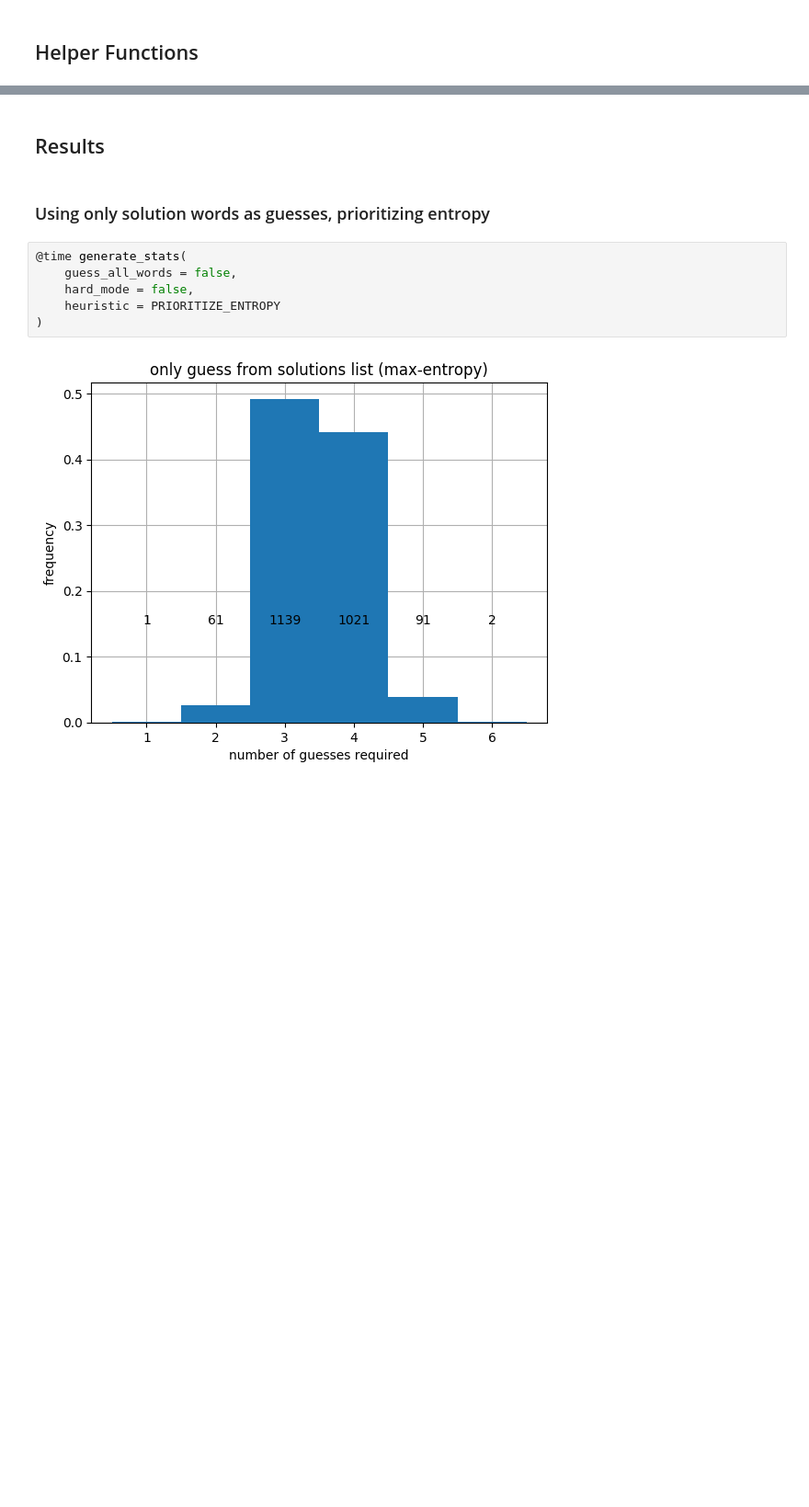
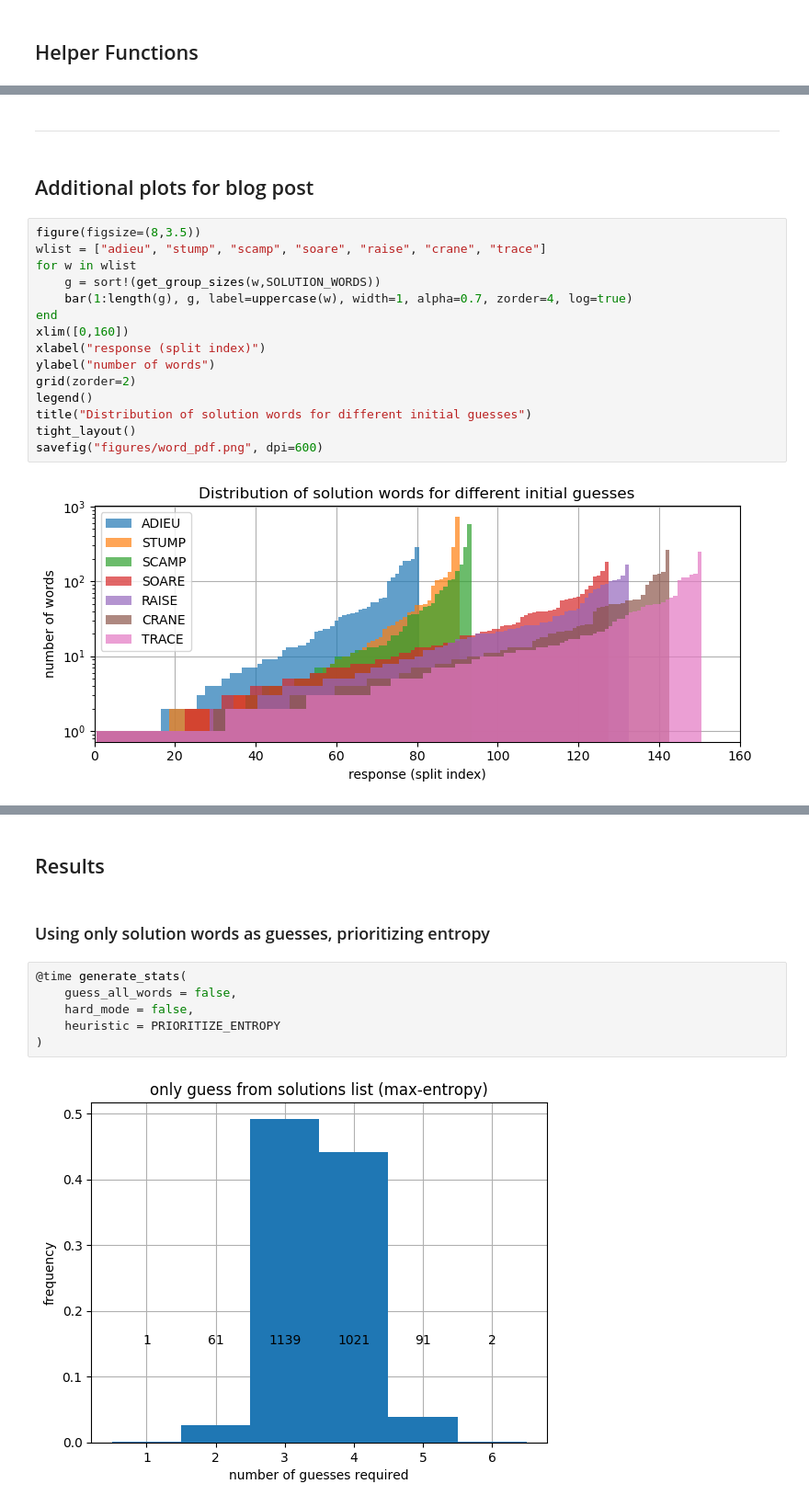
Before and after one commit to LaurentLessard/wordlesolver, a Jupyter notebook: performance.ipynb, the cells around one changed output, grey strips where cells are left out. Shown: that part at 92% size. Drawn from its saved outputs; the diff is of its cells as text; blank space fills up the shorter version.

```diff
--- a/performance.ipynb
+++ b/performance.ipynb
@@ -69,0 +196,21 @@ generate_stats (generic function with 1 method)
+# %% [markdown]
+---
+# %% [markdown]
+## Additional plots for blog post
+# %%
+figure(figsize=(8,3.5))
+wlist = ["adieu", "stump", "scamp", "soare", "raise", "crane", "trace"]
+for w in wlist
+    g = sort!(get_group_sizes(w,SOLUTION_WORDS))
+    bar(1:length(g), g, label=uppercase(w), width=1, alpha=0.7, zorder=4, log=true)
+end
+xlim([0,160])
+xlabel("response (split index)")
+ylabel("number of words")
+grid(zorder=2)
+legend()
+title("Distribution of solution words for different initial guesses")
+tight_layout()
+savefig("figures/word_pdf.png", dpi=600)
+# %% [output]
+[figure, added]
```
Also changed, not shown: parts of 12 cells of this notebook, 12 other files.
